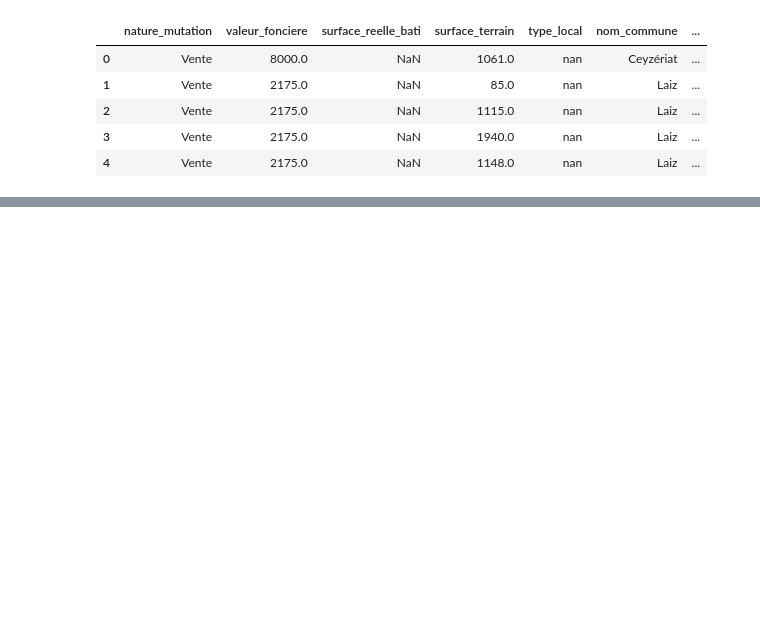
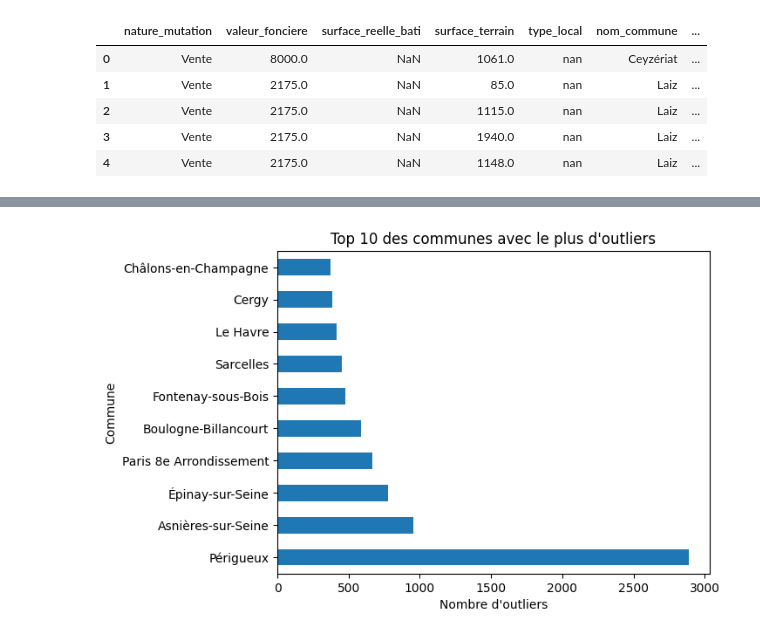
Before and after one commit to standemdem/compagnon-immobilier, a Jupyter notebook: notebooks/03_eda_full_2020.ipynb, the cells around one changed output, grey strips where cells are left out. Cells and saved outputs as stored; diff of their text form; code cells hidden in the pictures; blank space fills up the shorter version.

```diff
--- a/notebooks/03_eda_full_2020.ipynb
+++ b/notebooks/03_eda_full_2020.ipynb
@@ -365,3 +352,8 @@ df_vente.head()
 | 2 | Vente | 2175.0 | NaN | 1115.0 | nan | Laiz | ... |
 | 3 | Vente | 2175.0 | NaN | 1940.0 | nan | Laiz | ... |
 | 4 | Vente | 2175.0 | NaN | 1148.0 | nan | Laiz | ... |
+# %%
+# Filtrage des ventes situées en métropole
+df_vente_metropole = df_vente[df_vente["zone_geo"] == "Métropole"].copy()
+
+print(f"Nombre d'enregistrements conservés (métropole uniquement) : {len(df_vente_metropole):,}")
@@ -367,0 +362,8 @@ df_vente.head()
+# %%
+# Seuil pour les 1% les plus chers
+seuil_outlier = df_vente_metropole["valeur_fonciere"].quantile(0.99)
+print(f"Seuil des outliers (1% sup) : {seuil_outlier:,.0f} €")
+
+# Extraction des outliers
+df_outliers = df_vente_metropole[df_vente_metropole["valeur_fonciere"] > seuil_outlier].copy()
+print(f"Nombre d'outliers : {len(df_outliers):,}")
@@ -367,0 +385,4 @@ df_vente.head()
+# %%
+df_outliers = df_outliers[df_outliers["surface_reelle_bati"] > 0]
+df_outliers["prix_m2"] = df_outliers["valeur_fonciere"] / df_outliers["surface_reelle_bati"]
+df_outliers["prix_m2"].describe().round(1)
@@ -367,0 +399,9 @@ df_vente.head()
+# %%
+# Top des communes avec le plus d'outliers
+df_outliers["nom_commune"].value_counts().head(10).plot(kind='barh')
+plt.title("Top 10 des communes avec le plus d'outliers")
+plt.xlabel("Nombre d'outliers")
+plt.ylabel("Commune")
+plt.show()
+# %% [output]
+[figure, added]
```
Also changed, not shown: parts of 11 cells of this notebook.
